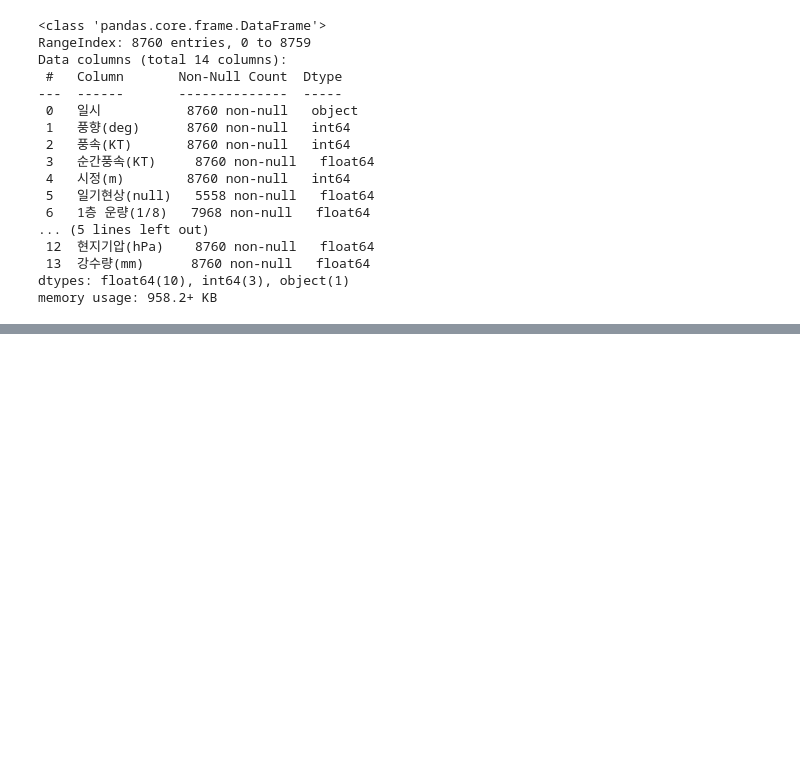
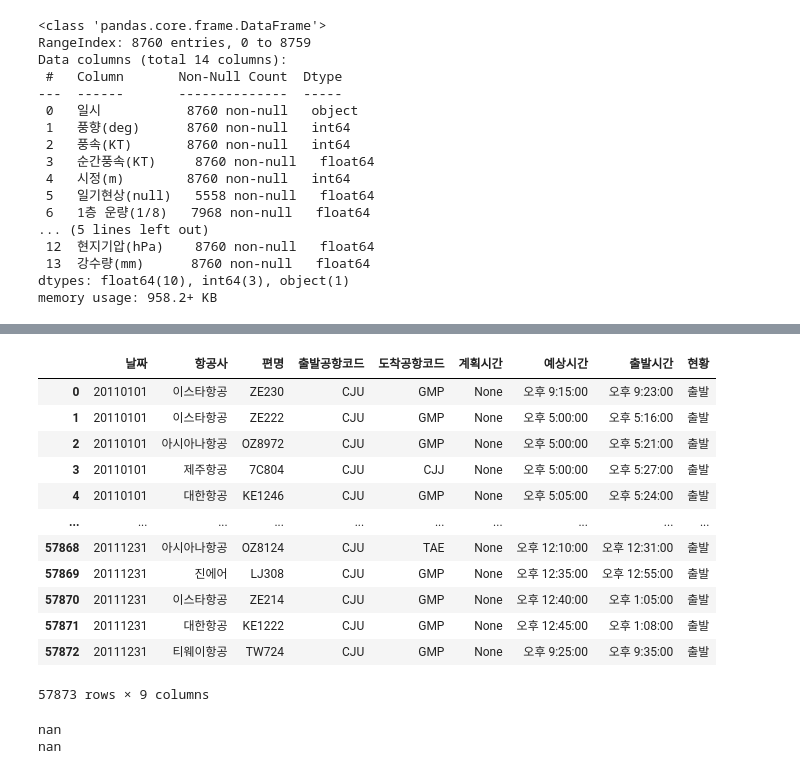
Before and after one commit to lmdss1294/project2_data_gathering, a Jupyter notebook: 2011_data/2011_data_code.ipynb, the cells around one changed output, grey strips where cells are left out. Cells and saved outputs as stored; diff of their text form; code cells hidden in the pictures; blank space fills up the shorter version.

```diff
--- a/2011_data/2011_data_code.ipynb
+++ b/2011_data/2011_data_code.ipynb
@@ -56,5 +131,5 @@ df2 = pd.read_csv("https://raw.githubusercontent.com/lmdss1294/project2_data_gat
 # %%
-df.dropna(inplace = True)
+df['계획시간'].dropna(inplace = True)
 # %%
 df.info()
 # %% [output]
@@ -279,0 +372,35 @@ df
+# %%
+df
+# %% [output]
+|  | 날짜 | 항공사 | 편명 | 출발공항코드 | 도착공항코드 | 계획시간 | 예상시간 | 출발시간 | 현황 |
+| 0 | 20110101 | 이스타항공 | ZE230 | CJU | GMP | None | 오후 9:15:00 | 오후 9:23:00 | 출발 |
+| 1 | 20110101 | 이스타항공 | ZE222 | CJU | GMP | None | 오후 5:00:00 | 오후 5:16:00 | 출발 |
+| 2 | 20110101 | 아시아나항공 | OZ8972 | CJU | GMP | None | 오후 5:00:00 | 오후 5:21:00 | 출발 |
+| 3 | 20110101 | 제주항공 | 7C804 | CJU | CJJ | None | 오후 5:00:00 | 오후 5:27:00 | 출발 |
+| 4 | 20110101 | 대한항공 | KE1246 | CJU | GMP | None | 오후 5:05:00 | 오후 5:24:00 | 출발 |
+| ... | ... | ... | ... | ... | ... | ... | ... | ... | ... |
+| 57868 | 20111231 | 아시아나항공 | OZ8124 | CJU | TAE | None | 오후 12:10:00 | 오후 12:31:00 | 출발 |
+| 57869 | 20111231 | 진에어 | LJ308 | CJU | GMP | None | 오후 12:35:00 | 오후 12:55:00 | 출발 |
+| 57870 | 20111231 | 이스타항공 | ZE214 | CJU | GMP | None | 오후 12:40:00 | 오후 1:05:00 | 출발 |
+| 57871 | 20111231 | 대한항공 | KE1222 | CJU | GMP | None | 오후 12:45:00 | 오후 1:08:00 | 출발 |
+| 57872 | 20111231 | 티웨이항공 | TW724 | CJU | GMP | None | 오후 9:25:00 | 오후 9:35:00 | 출발 |
+57873 rows × 9 columns
+# %%
+
+import datetime
+
+result = []
+
+a = df['날짜']
+b = df['계획시간']
+
+if len(a) == len(b):
+    for i in range(len(a)):
+
+        a_dt = datetime.datetime.strptime(str(a.iloc[i]), '%Y%m%d')
+
+        if type(b.iloc[i]) == float:
+          print(b.iloc[i])
+# %% [output]
+nan
+nan
```
Also changed, not shown: parts of 23 cells of this notebook.
